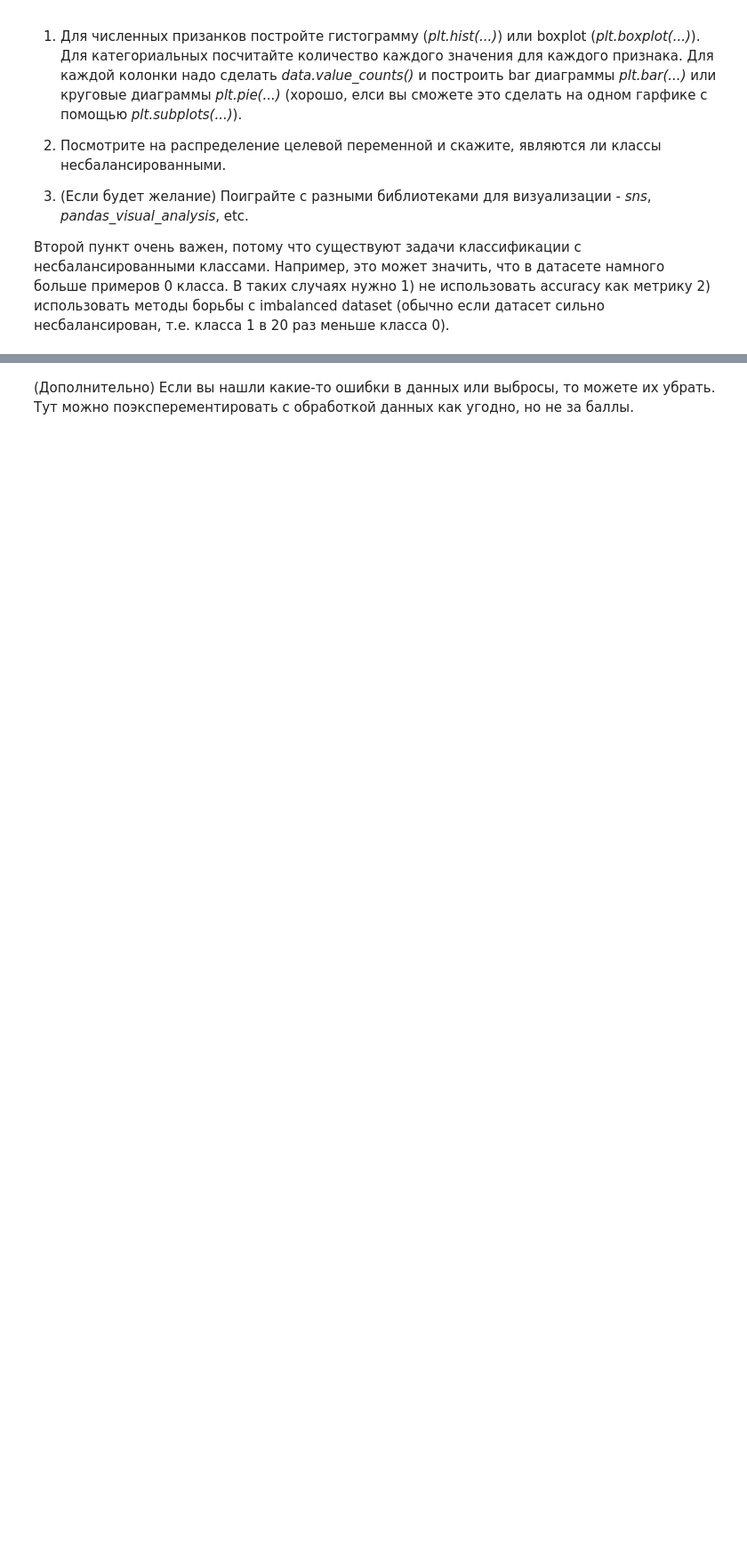
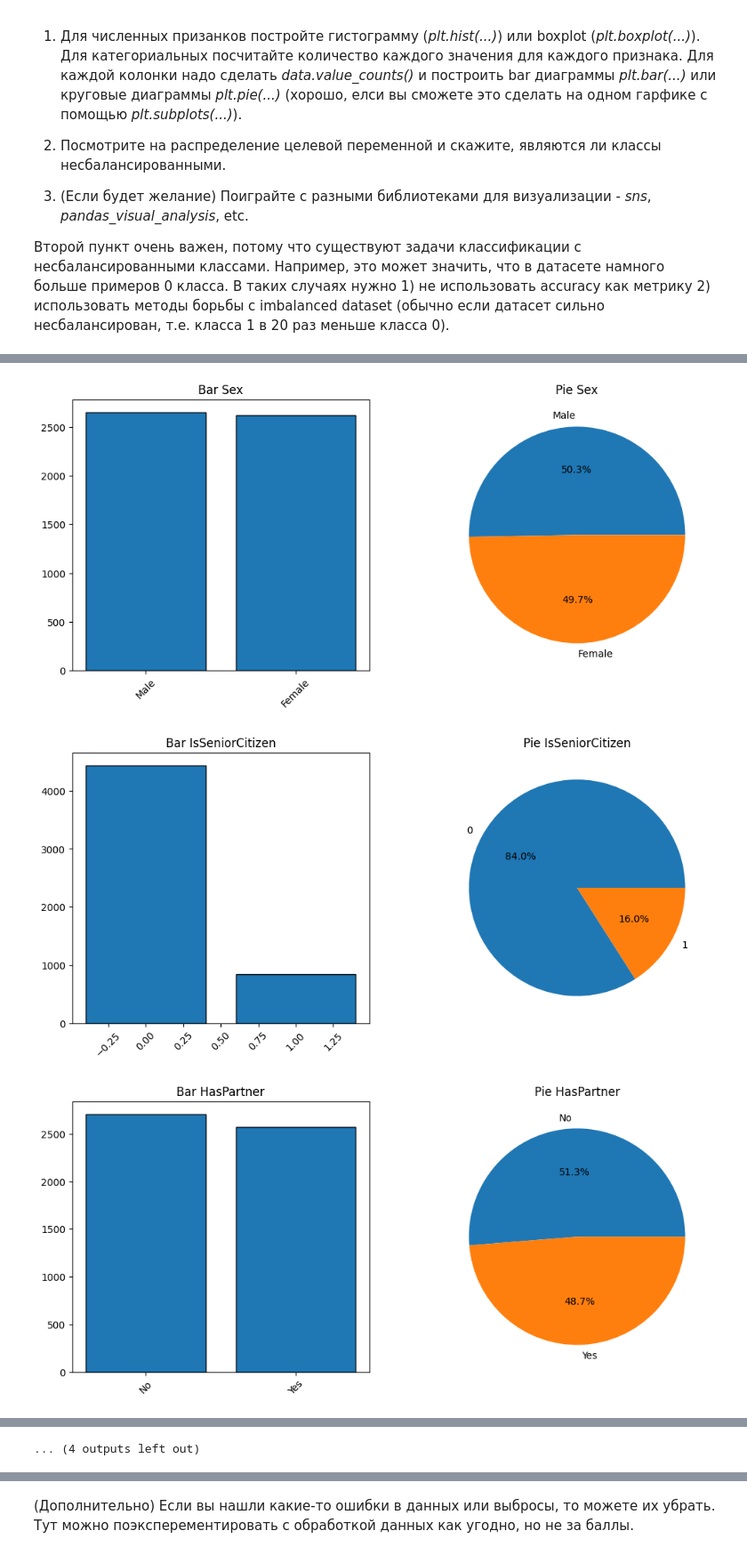
Before and after one commit to TastyButSadly/Notebooks, a Jupyter notebook: hw_3_kaggle.ipynb, the cells around one changed output, grey strips where cells are left out. Shown at 89% size. Drawn from its saved outputs; the diff is of its cells as text; code cells hidden in the pictures; blank space fills up the shorter version.

```diff
--- a/hw_3_kaggle.ipynb
+++ b/hw_3_kaggle.ipynb
@@ -146,0 +141,3 @@ target_col = 'Churn'
+# %%
+data = data.replace(' ', np.nan)
+data = data.replace('', np.nan)
@@ -146,0 +226,2 @@ target_col = 'Churn'
+# %%
+data.TotalSpent = data.TotalSpent.astype('float')
@@ -147,3 +265,6 @@ target_col = 'Churn'
+# %%
+data.dropna(inplace=True)
+data.reset_index(inplace=True, drop=True)
 # %% [markdown]
 ## Анализ данных (3 балла)
 
@@ -158,0 +301,17 @@ target_col = 'Churn'
+# %%
+for col in cat_cols:
+    counts = data[col].value_counts()
+    fig, axes = plt.subplots(1, 2, figsize=(12, 5))
+
+    axes[0].bar(counts.index, counts.values, edgecolor='black')
+    axes[0].set_title(f'Bar {col}')
+    axes[0].tick_params(axis='x', rotation=45)
+
+    axes[1].pie(counts.values, labels=counts.index, autopct='%1.1f%%')
+    axes[1].set_title(f'Pie {col}')
+
+    plt.show()
+# %% [output]
+[figure, added]
+[figure, added]
+[figure, added]
@@ -158,0 +327 @@ target_col = 'Churn'
+... (4 outputs left out)
```
Also changed, not shown: parts of 20 cells of this notebook.
